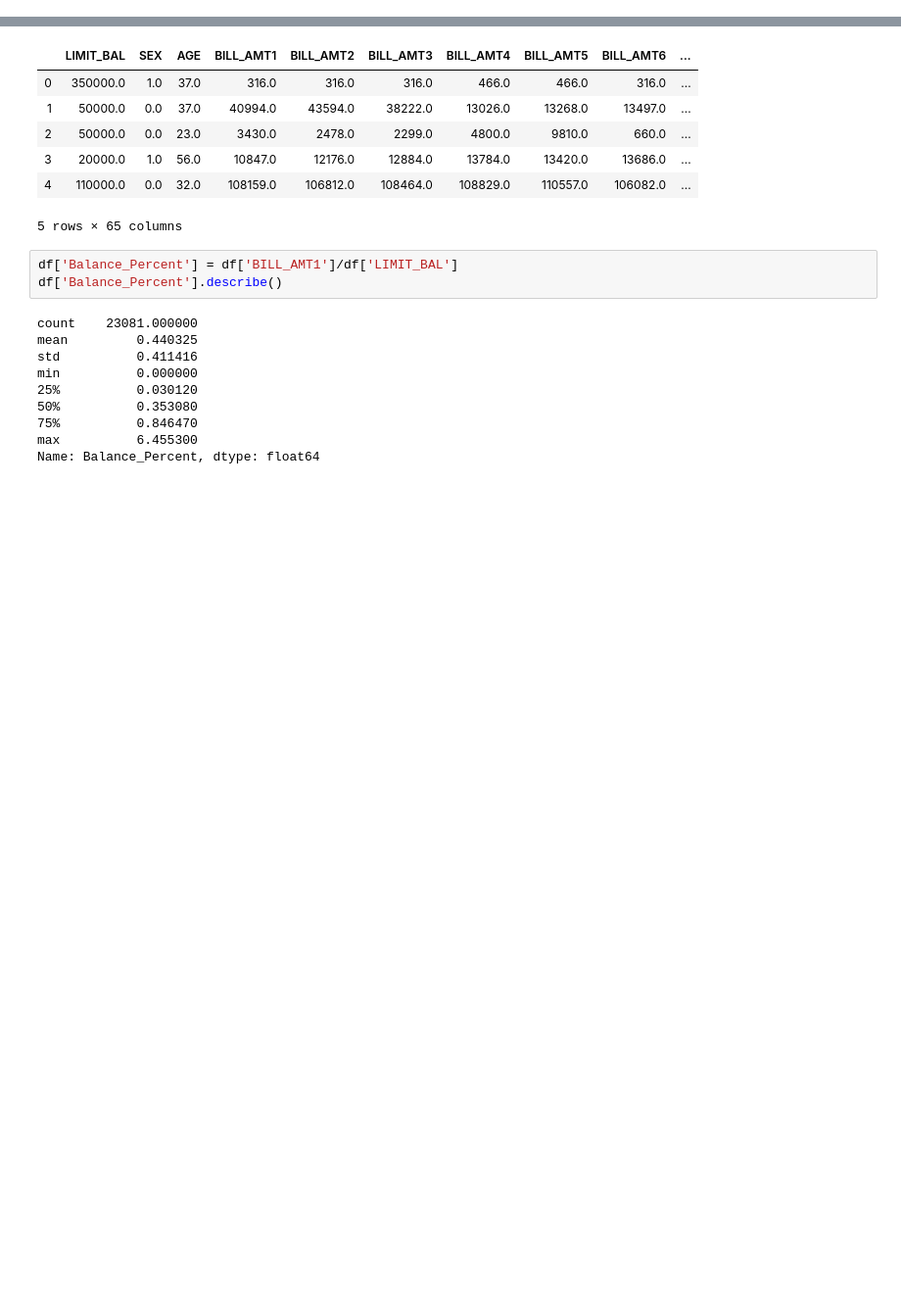
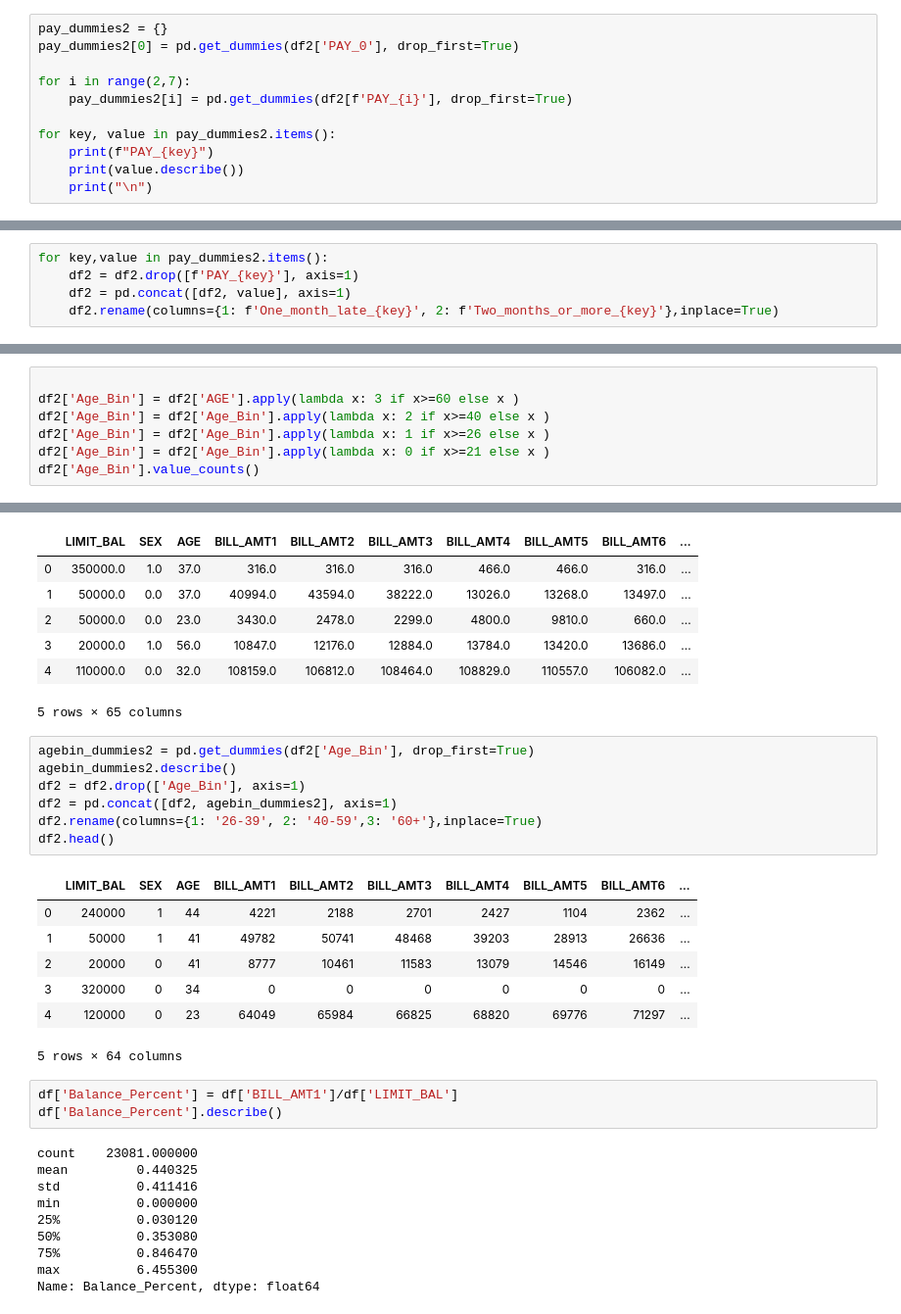
Before and after one commit to CaryMosley/Mod3Bakeoff, a Jupyter notebook: BakeCombined.ipynb, the cells around one changed output, grey strips where cells are left out. Shown: that part at 98% size. Cells and saved outputs as stored; diff of their text form; blank space fills up the shorter version.

```diff
--- a/BakeCombined.ipynb
+++ b/BakeCombined.ipynb
@@ -748,3 +956,14 @@ max        1.000000      1.000000      1.000000
 50%        0.000000      1.000000      0.000000
 75%        0.000000      1.000000      0.000000
 max        1.000000      1.000000      1.000000
+# %%
+pay_dummies2 = {}
+pay_dummies2[0] = pd.get_dummies(df2['PAY_0'], drop_first=True)
+
+for i in range(2,7):
+    pay_dummies2[i] = pd.get_dummies(df2[f'PAY_{i}'], drop_first=True)
+
+for key, value in pay_dummies2.items():
+    print(f"PAY_{key}")
+    print(value.describe())
+    print("\n")
@@ -753,6 +990,11 @@ for key,value in pay_dummies.items():
     df = df.drop([f'PAY_{key}'], axis=1)
     df = pd.concat([df, value], axis=1)
     df.rename(columns={1: f'One_month_late_{key}', 2: f'Two_months_or_more_{key}'},inplace=True)
+# %%
+for key,value in pay_dummies2.items():
+    df2 = df2.drop([f'PAY_{key}'], axis=1)
+    df2 = pd.concat([df2, value], axis=1)
+    df2.rename(columns={1: f'One_month_late_{key}', 2: f'Two_months_or_more_{key}'},inplace=True)
 # %% [markdown]
 Lastly, we want to create bins for our ages.
 # %%
@@ -769,3 +1011,10 @@ df['Age_Bin'].value_counts()
 0.0     3018
 3.0      254
 Name: Age_Bin, dtype: int64
+# %%
+
+df2['Age_Bin'] = df2['AGE'].apply(lambda x: 3 if x>=60 else x )
+df2['Age_Bin'] = df2['Age_Bin'].apply(lambda x: 2 if x>=40 else x )
+df2['Age_Bin'] = df2['Age_Bin'].apply(lambda x: 1 if x>=26 else x )
+df2['Age_Bin'] = df2['Age_Bin'].apply(lambda x: 0 if x>=21 else x )
+df2['Age_Bin'].value_counts()
@@ -784,6 +1039,21 @@ df.head()
 | 3 | 20000.0 | 1.0 | 56.0 | 10847.0 | 12176.0 | 12884.0 | 13784.0 | 13420.0 | 13686.0 | ... |
 | 4 | 110000.0 | 0.0 | 32.0 | 108159.0 | 106812.0 | 108464.0 | 108829.0 | 110557.0 | 106082.0 | ... |
 5 rows × 65 columns
+# %%
+agebin_dummies2 = pd.get_dummies(df2['Age_Bin'], drop_first=True)
+agebin_dummies2.describe()
+df2 = df2.drop(['Age_Bin'], axis=1)
+df2 = pd.concat([df2, agebin_dummies2], axis=1)
+df2.rename(columns={1: '26-39', 2: '40-59',3: '60+'},inplace=True)
+df2.head()
+# %% [output]
+|  | LIMIT_BAL | SEX | AGE | BILL_AMT1 | BILL_AMT2 | BILL_AMT3 | BILL_AMT4 | BILL_AMT5 | BILL_AMT6 | ... |
+| 0 | 240000 | 1 | 44 | 4221 | 2188 | 2701 | 2427 | 1104 | 2362 | ... |
+| 1 | 50000 | 1 | 41 | 49782 | 50741 | 48468 | 39203 | 28913 | 26636 | ... |
+| 2 | 20000 | 0 | 41 | 8777 | 10461 | 11583 | 13079 | 14546 | 16149 | ... |
+| 3 | 320000 | 0 | 34 | 0 | 0 | 0 | 0 | 0 | 0 | ... |
+| 4 | 120000 | 0 | 23 | 64049 | 65984 | 66825 | 68820 | 69776 | 71297 | ... |
+5 rows × 64 columns
 # %%
 df['Balance_Percent'] = df['BILL_AMT1']/df['LIMIT_BAL']
 df['Balance_Percent'].describe()
```
Also changed, not shown: parts of 29 cells of this notebook.
